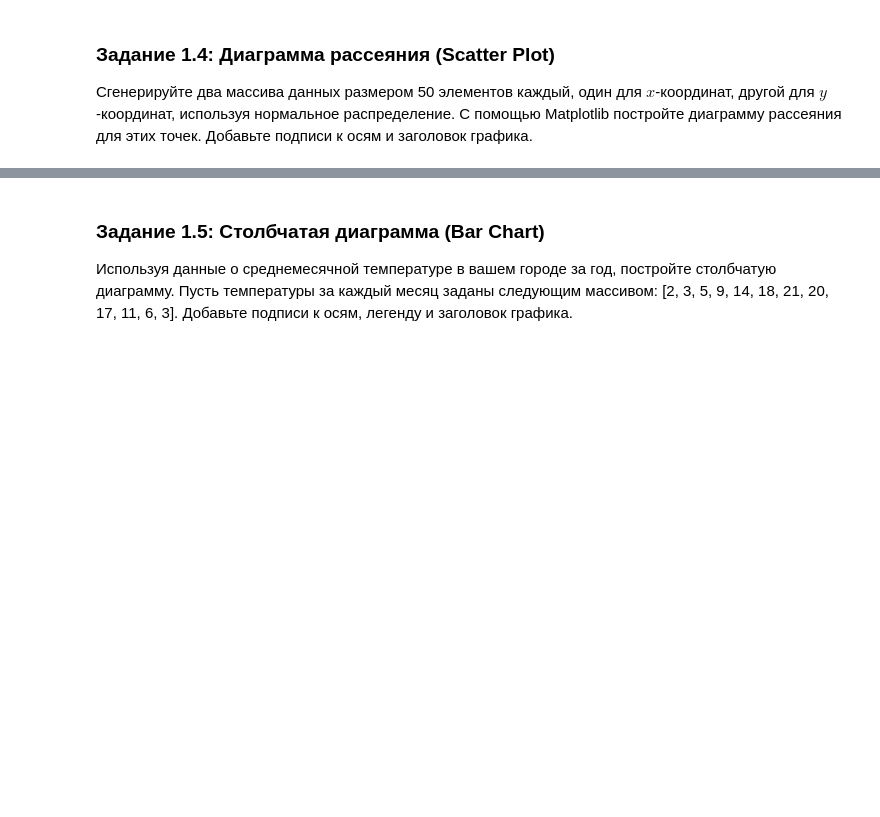
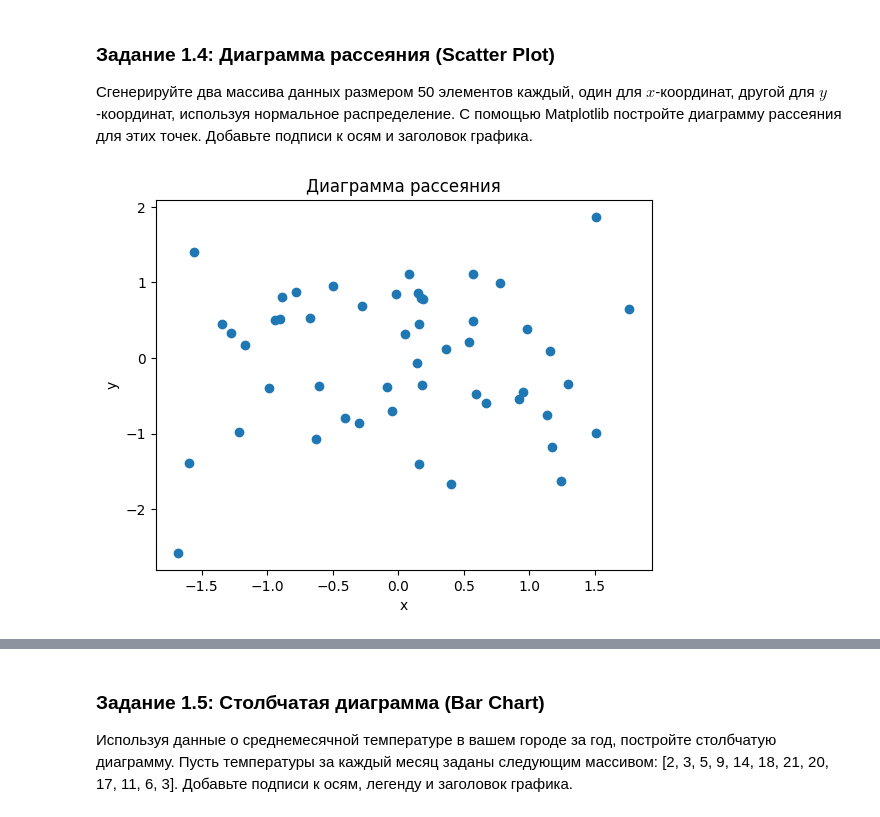
Before and after one commit to re-side/ml_basic, a Jupyter notebook: Практическая_работа_№2_Matplotlib_Plotly.ipynb, the cells around one changed output, grey strips where cells are left out. Cells and saved outputs as stored; diff of their text form; code cells hidden in the pictures; blank space fills up the shorter version.

```diff
--- a/Практическая_работа_№2_Matplotlib_Plotly.ipynb
+++ b/Практическая_работа_№2_Matplotlib_Plotly.ipynb
@@ -42,3 +70,14 @@
+# %%
+x = np.random.randn(50)
+y = np.random.randn(50)
+
+plt.scatter(x, y)
+plt.title('Диаграмма рассеяния')
+plt.xlabel('х')
+plt.ylabel('у')
+plt.show()
+# %% [output]
+[figure, added]
 # %% [markdown]
 ![image.png](embedded-picture-1)
 # %% [markdown]
```
Also changed, not shown: parts of 31 cells of this notebook.
